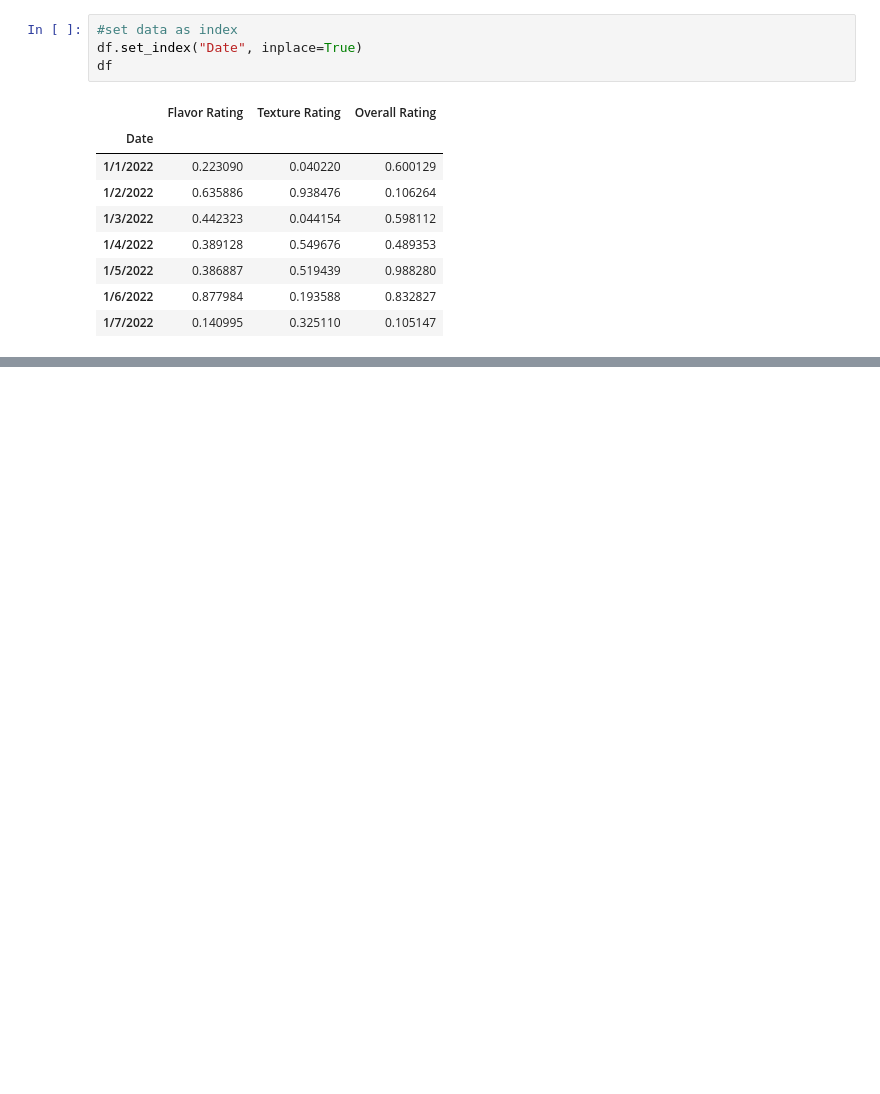
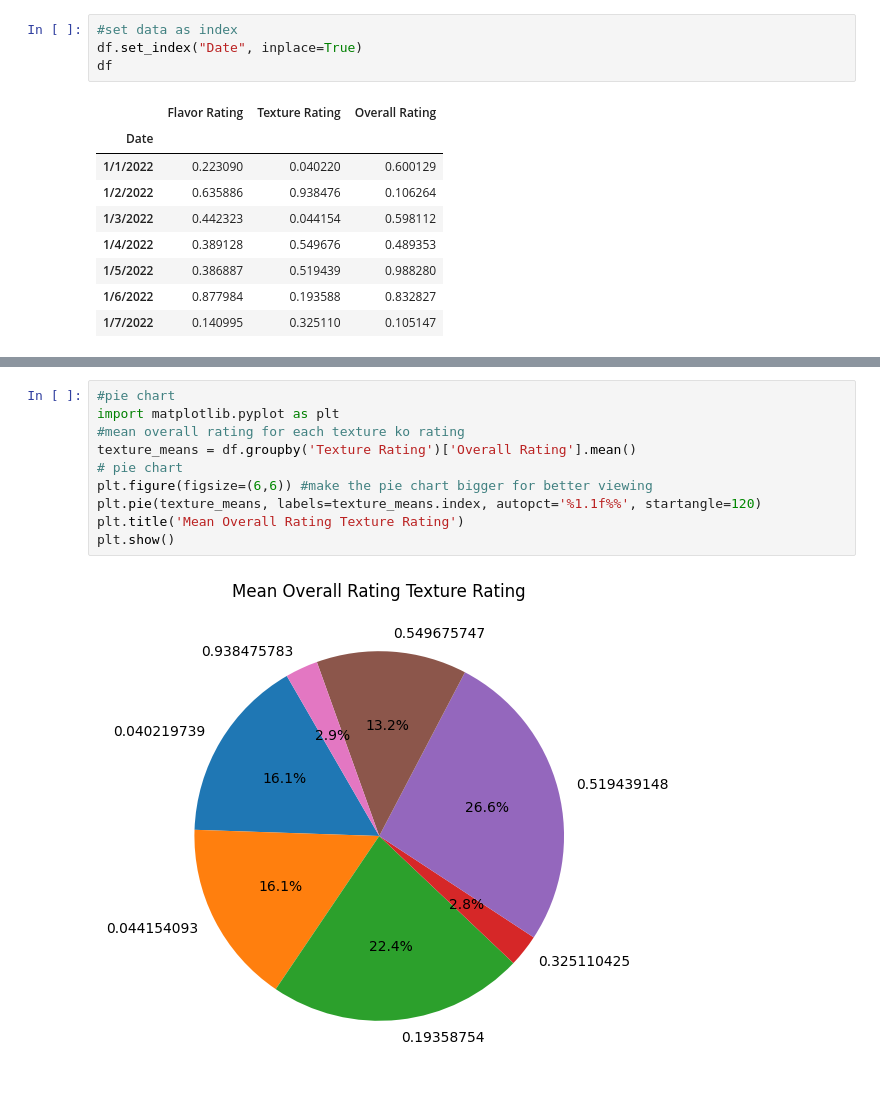
Before and after one commit to OrthrusB/ML-From-Scratch, a Jupyter notebook: Introduction/visualization.ipynb, the cells around one changed output, grey strips where cells are left out. Cells and saved outputs as stored; diff of their text form; blank space fills up the shorter version.

```diff
--- a/Introduction/visualization.ipynb
+++ b/Introduction/visualization.ipynb
@@ -124,0 +136,12 @@ sns.scatterplot(data=df, x="Texture Rating", y="Overall Rating")
+# %%
+#pie chart
+import matplotlib.pyplot as plt
+#mean overall rating for each texture ko rating
+texture_means = df.groupby('Texture Rating')['Overall Rating'].mean()
+# pie chart
+plt.figure(figsize=(6,6)) #make the pie chart bigger for better viewing
+plt.pie(texture_means, labels=texture_means.index, autopct='%1.1f%%', startangle=120)
+plt.title('Mean Overall Rating Texture Rating')
+plt.show()
+# %% [output]
+[figure, added]
```
Also changed, not shown: parts of 5 cells of this notebook.
